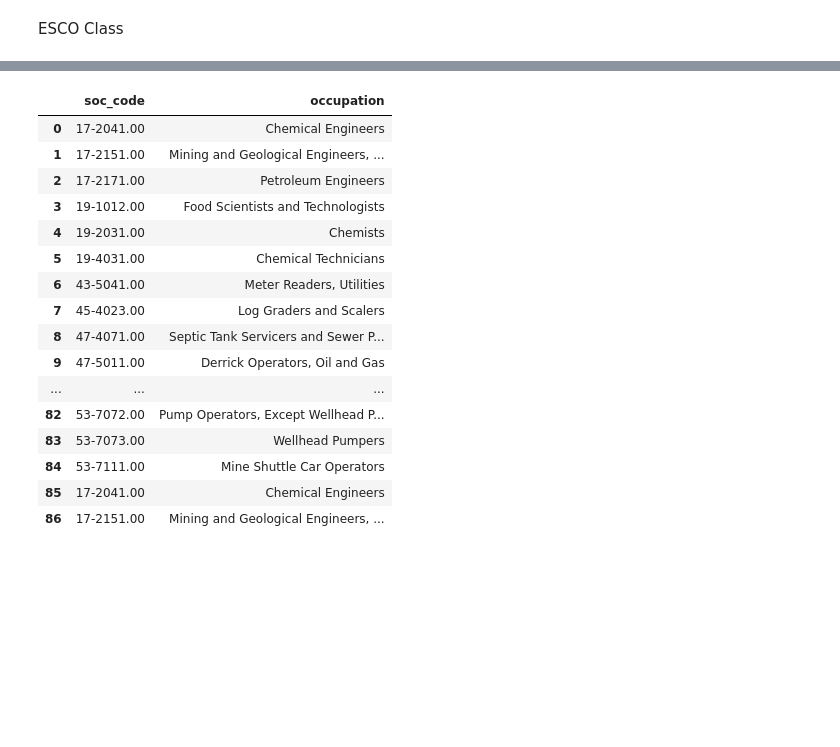
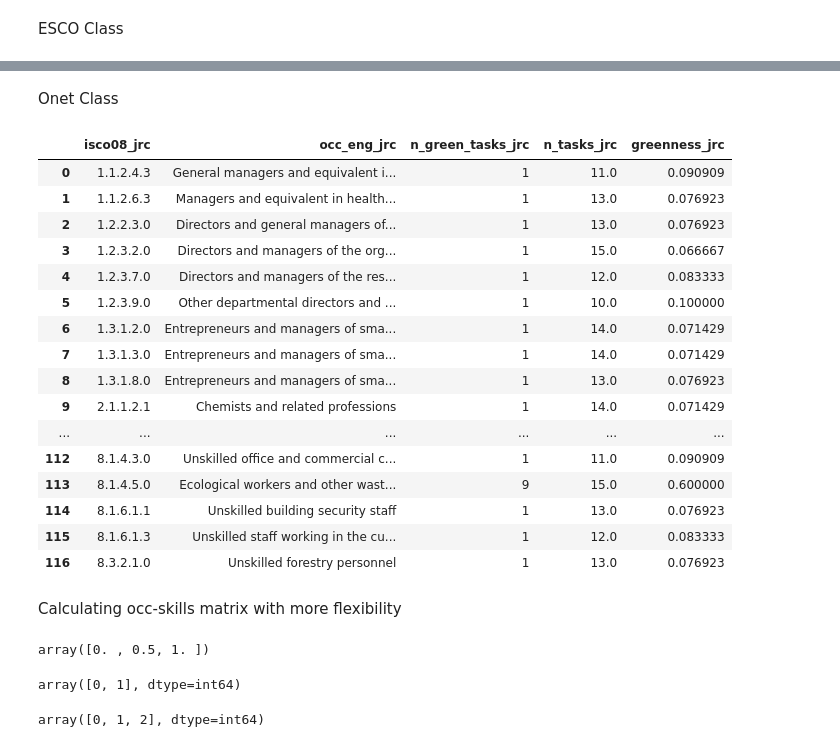
Before and after one commit to derpyninja/re4gt, a Jupyter notebook: notebooks/new/00-fz-debugging-for-code-refactoring.ipynb, the cells around one changed output, grey strips where cells are left out. Drawn from its saved outputs; the diff is of its cells as text; code cells hidden in the pictures; blank space fills up the shorter version.

Commit message:
refactoring and simplification of framework code: esco, onet, crosswalks

```diff
--- a/notebooks/new/00-fz-debugging-for-code-refactoring.ipynb
+++ b/notebooks/new/00-fz-debugging-for-code-refactoring.ipynb
@@ -47,23 +64,43 @@ onet = Onet()
+# %% [markdown]
+Onet Class
 # %%
 onet.green_occupations_gtp
 onet.green_occupations_vona2018
 onet.green_tasks_gtp
 onet.brown_occupations_vona2018
+onet.green_occupations_narrow_jrc
 # %% [output]
-|  | soc_code | occupation |
-| 0 | 17-2041.00 | Chemical Engineers |
-| 1 | 17-2151.00 | Mining and Geological Engineers, ... |
-| 2 | 17-2171.00 | Petroleum Engineers |
-| 3 | 19-1012.00 | Food Scientists and Technologists |
-| 4 | 19-2031.00 | Chemists |
-| 5 | 19-4031.00 | Chemical Technicians |
-| 6 | 43-5041.00 | Meter Readers, Utilities |
-| 7 | 45-4023.00 | Log Graders and Scalers |
-| 8 | 47-4071.00 | Septic Tank Servicers and Sewer P... |
-| 9 | 47-5011.00 | Derrick Operators, Oil and Gas |
-| ... | ... | ... |
-| 82 | 53-7072.00 | Pump Operators, Except Wellhead P... |
-| 83 | 53-7073.00 | Wellhead Pumpers |
-| 84 | 53-7111.00 | Mine Shuttle Car Operators |
-| 85 | 17-2041.00 | Chemical Engineers |
-| 86 | 17-2151.00 | Mining and Geological Engineers, ... |
+|  | isco08_jrc | occ_eng_jrc | n_green_tasks_jrc | n_tasks_jrc | greenness_jrc |
+| 0 | 1.1.2.4.3 | General managers and equivalent i... | 1 | 11.0 | 0.090909 |
+| 1 | 1.1.2.6.3 | Managers and equivalent in health... | 1 | 13.0 | 0.076923 |
+| 2 | 1.2.2.3.0 | Directors and general managers of... | 1 | 13.0 | 0.076923 |
+| 3 | 1.2.3.2.0 | Directors and managers of the org... | 1 | 15.0 | 0.066667 |
+| 4 | 1.2.3.7.0 | Directors and managers of the res... | 1 | 12.0 | 0.083333 |
+| 5 | 1.2.3.9.0 | Other departmental directors and ... | 1 | 10.0 | 0.100000 |
+| 6 | 1.3.1.2.0 | Entrepreneurs and managers of sma... | 1 | 14.0 | 0.071429 |
+| 7 | 1.3.1.3.0 | Entrepreneurs and managers of sma... | 1 | 14.0 | 0.071429 |
+| 8 | 1.3.1.8.0 | Entrepreneurs and managers of sma... | 1 | 13.0 | 0.076923 |
+| 9 | 2.1.1.2.1 | Chemists and related professions | 1 | 14.0 | 0.071429 |
+| ... | ... | ... | ... | ... | ... |
+| 112 | 8.1.4.3.0 | Unskilled office and commercial c... | 1 | 11.0 | 0.090909 |
+| 113 | 8.1.4.5.0 | Ecological workers and other wast... | 9 | 15.0 | 0.600000 |
+| 114 | 8.1.6.1.1 | Unskilled building security staff | 1 | 13.0 | 0.076923 |
+| 115 | 8.1.6.1.3 | Unskilled staff working in the cu... | 1 | 12.0 | 0.083333 |
+| 116 | 8.3.2.1.0 | Unskilled forestry personnel | 1 | 13.0 | 0.076923 |
+# %% [markdown]
+Calculating occ-skills matrix with more flexibility
+# %%
+osm_weighted = esco.read_occ_skills_matrix(return_version="weighted")
+np.unique(osm_weighted)
+# %% [output]
+array([0. , 0.5, 1. ])
+# %%
+osm_unweighted = esco.read_occ_skills_matrix(return_version="unweighted", assign_labels=True)
+np.unique(osm_unweighted)
+# %% [output]
+array([0, 1], dtype=int64)
+# %%
+osm_encoded = esco.read_occ_skills_matrix(return_version="raw", assign_labels=True)
+np.unique(osm_encoded)
+# %% [output]
+array([0, 1, 2], dtype=int64)
```
Also changed, not shown: parts of 11 cells of this notebook, 5 other files.
